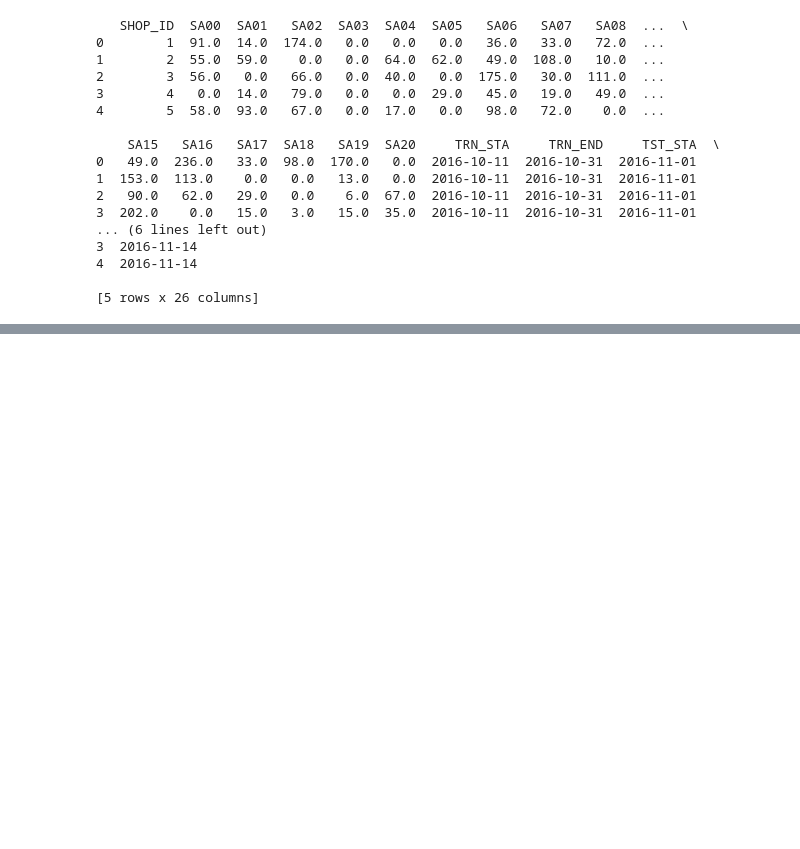
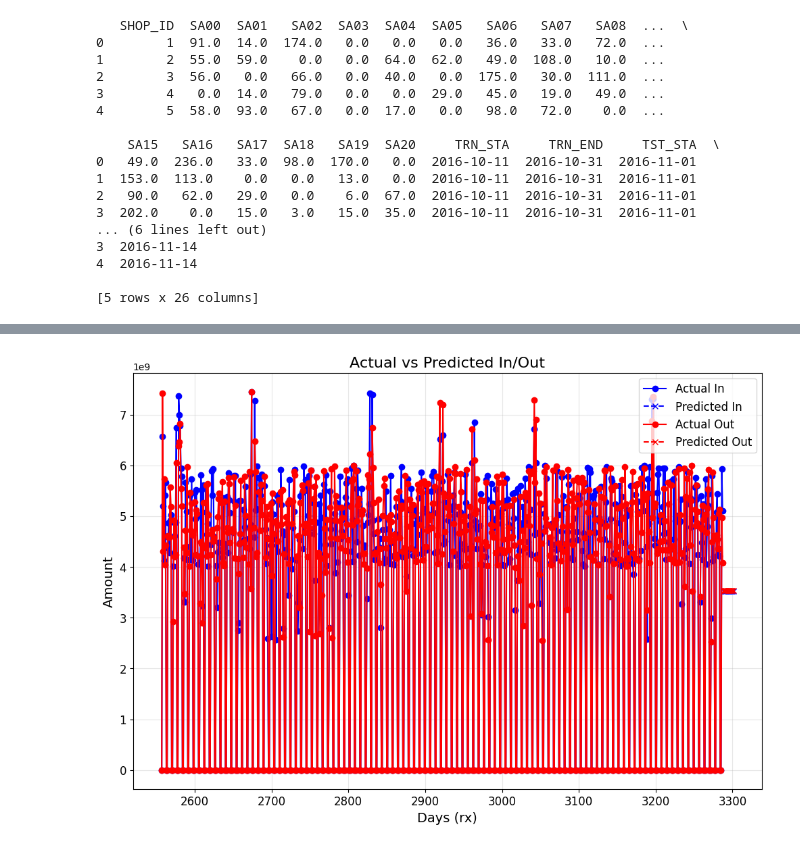
Before and after one commit to Alamoooooooo/AlamoWork, a Jupyter notebook: testCode/rank4_test/flow_test.ipynb, the cells around one changed output, grey strips where cells are left out. Drawn from its saved outputs; the diff is of its cells as text; code cells hidden in the pictures; blank space fills up the shorter version.

```diff
--- a/testCode/rank4_test/flow_test.ipynb
+++ b/testCode/rank4_test/flow_test.ipynb
@@ -488,0 +516,5 @@ print(TEST.head())
+# %%
+# 加载数据
+raw_data = pd.read_csv('../fund_flow_simulated.csv')
+raw_data['date'] = pd.to_datetime(raw_data['date'])
+raw_data = raw_data[['date', 'in', 'out', 'clus']]
@@ -488,0 +543,75 @@ print(TEST.head())
+# %%
+import pandas as pd
+from datetime import datetime
+from sklearn.linear_model import LinearRegression
+import numpy as np
+import matplotlib.pyplot as plt
+
+# 假设原始数据
+df = raw_data.copy()
+
+# Step 1: 处理日期，设置基准日期
+base_date = datetime.strptime("2016-01-01", "%Y-%m-%d")  # 基准日期
+df["rx"] = (pd.to_datetime(df["date"]) - base_date).dt.days  # 转换为相对天数
+
+# Step 2: 准备预测数据（分别对 `in` 和 `out` 进行处理）
+X = df[["rx"]]  # 输入特征：相对天数
+
+# ---- 对 `in` 进行预测 ----
+y_in = df["in"]  # 目标变量：申购量
+model_in = LinearRegression()
+model_in.fit(X, y_in)
+
+# ---- 对 `out` 进行预测 ----
+y_out = df["out"]  # 目标变量：赎回量
+model_out = LinearRegression()
+model_out.fit(X, y_out)
+
+# Step 3: 预测未来 14 天的申购量和赎回量
+future_days = np.arange(df["rx"].max() + 1, df["rx"].max() + 15)  # 未来 14 天
+future_rx = future_days.reshape(-1, 1)
+
+# 预测申购量
+predicted_in = model_in.predict(future_rx)
+
+# 预测赎回量
+predicted_out = model_out.predict(future_rx)
+
+# 构建预测结果表
+future_df = pd.DataFrame({
+    "rx": future_days,
+    "predicted_in": predicted_in,
+    "predicted_out": predicted_out
+})
+future_df["date"] = (base_date + pd.to_timedelta(future_df["rx"], unit="days")).dt.strftime("%Y-%m-%d")
+
+# 可视化：真实值 vs. 预测值
+plt.figure(figsize=(12, 8))
+
+# ---- 申购量对比 ----
+# 历史数据
+plt.plot(df["rx"], df["in"], label="Actual In", color="blue", marker="o")
+# 预测数据
+plt.plot(future_df["rx"], future_df["predicted_in"], label="Predicted In", linestyle="--", color="blue", marker="x")
+
+# ---- 赎回量对比 ----
+# 历史数据
+plt.plot(df["rx"], df["out"], label="Actual Out", color="red", marker="o")
+# 预测数据
+plt.plot(future_df["rx"], future_df["predicted_out"], label="Predicted Out", linestyle="--", color="red", marker="x")
+
+# 图表修饰
+plt.title("Actual vs Predicted In/Out", fontsize=16)
+plt.xlabel("Days (rx)", fontsize=14)
+plt.ylabel("Amount", fontsize=14)
+plt.legend(fontsize=12)
+plt.grid(alpha=0.3)
+plt.xticks(fontsize=12)
+plt.yticks(fontsize=12)
+plt.show()
+
+# 输出预测结果
+print("未来 14 天的预测结果：")
+print(future_df[["date", "predicted_in", "predicted_out"]])
+# %% [output]
+[figure, added]
```
Also changed, not shown: parts of 9 cells of this notebook, 7 other files.
